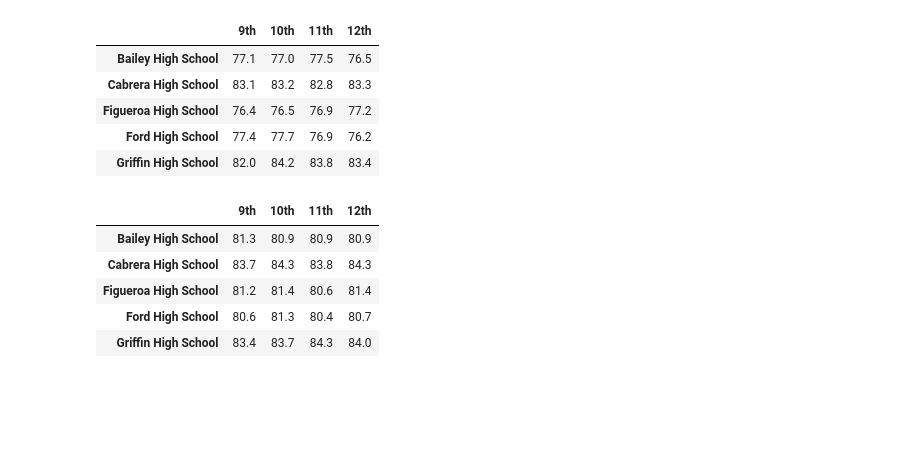
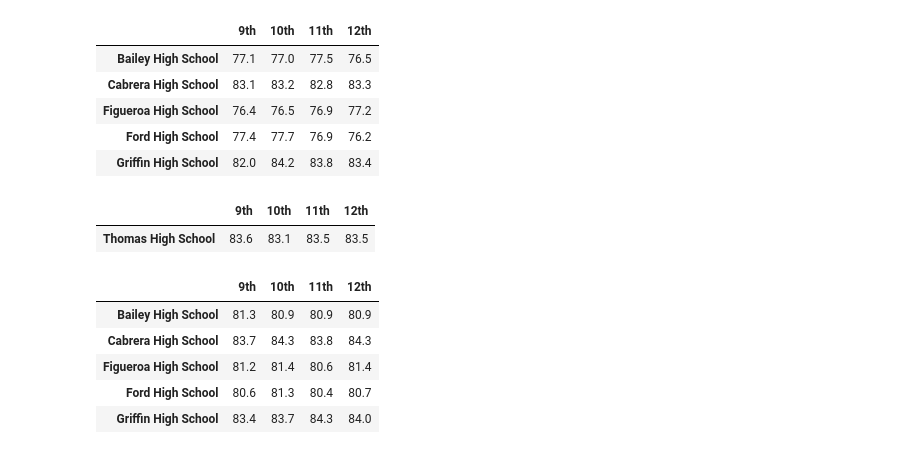
Before and after one commit to PopeScooby/School_District_Analysis, a Jupyter notebook: PyCitySchools_Challenge_testing.ipynb, the cells around one changed output. Drawn from its saved outputs; the diff is of its cells as text; code cells hidden in the pictures; blank space fills up the shorter version.

```diff
--- a/PyCitySchools_Challenge_testing.ipynb
+++ b/PyCitySchools_Challenge_testing.ipynb
@@ -1471,6 +1373,11 @@ math_scores_by_grade.head()
 | Figueroa High School | 76.4 | 76.5 | 76.9 | 77.2 |
 | Ford High School | 77.4 | 77.7 | 76.9 | 76.2 |
 | Griffin High School | 82.0 | 84.2 | 83.8 | 83.4 |
+# %%
+math_scores_by_grade.loc[['Thomas High School']]
+# %% [output]
+|  | 9th | 10th | 11th | 12th |
+| Thomas High School | 83.6 | 83.1 | 83.5 | 83.5 |
 # %%
 # Format each grade column.
 reading_scores_by_grade["9th"] = reading_scores_by_grade["9th"].map("{:.1f}".format)
```
Also changed, not shown: parts of 11 cells of this notebook, 4 other files.
